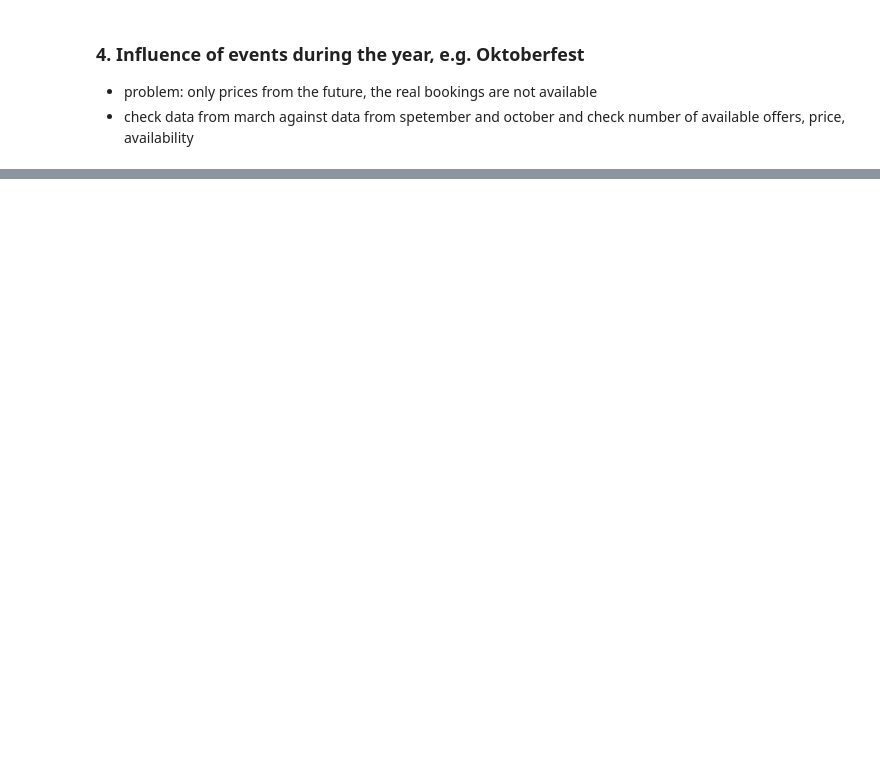
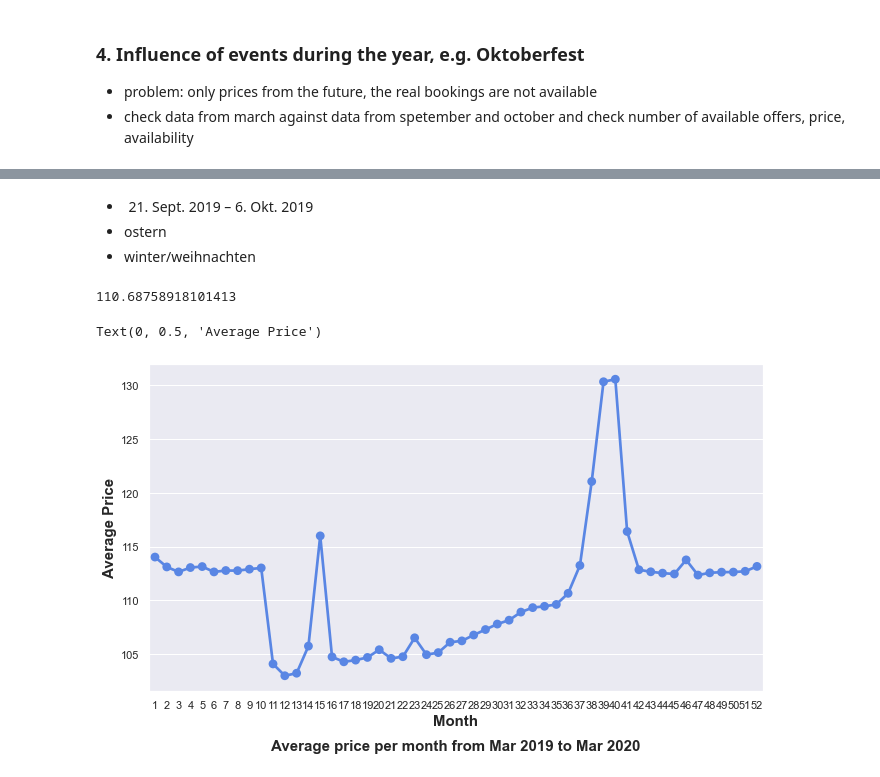
Before and after one commit to lethiess/AirBnB, a Jupyter notebook: AirBnb.ipynb, the cells around one changed output, grey strips where cells are left out. Cells and saved outputs as stored; diff of their text form; code cells hidden in the pictures; blank space fills up the shorter version.

Commit message:
Added timeline/calendar-plot for listings from Mar 19 to Mar 20

```diff
--- a/AirBnb.ipynb
+++ b/AirBnb.ipynb
@@ -489,0 +472,5 @@ munich_map_oktoberfest
+# %%
+munich_calendar = pd.read_csv("./data/munich/calendar.csv.gz", parse_dates= ['date']);
+munich_calendar["price"] = munich_calendar[["price"]].replace("[\$,]", "", regex=True).astype(float)
+munich_calendar["adjusted_price"] = munich_calendar[["adjusted_price"]].replace("[\$,]", "", regex=True).astype(float)
+munich_calendar.head(3)
@@ -489,0 +493,3 @@ munich_map_oktoberfest
+# %%
+s_calendar_monthly = munich_calendar.groupby(pd.Grouper(key = 'date',freq ='1W')).mean()
+s_calendar_monthly
@@ -489,0 +515,21 @@ munich_map_oktoberfest
+# %% [markdown]
+- 21. Sept. 2019 – 6. Okt. 2019
+- ostern
+- winter/weihnachten
+# %%
+np.mean(s_calendar_monthly.price)
+# %% [output]
+110.68758918101413
+# %%
+plt.figure(figsize=(11,6))
+munich_calendar_week = munich_calendar.groupby(pd.Grouper(key = 'date',freq ='1D')).mean()
+
+sns.pointplot(x = munich_calendar_week.index.isocalendar().week, y = s_calendar_monthly["price"],color= '#5986e4')
+
+plt.title('Average price per month from Mar 2019 to Mar 2020', y=-0.20,fontsize = 15, weight = 'bold')
+plt.xlabel('Month', fontsize = 15, weight = 'bold')
+plt.ylabel('Average Price', fontsize = 15, weight = 'bold')
+#plt.savefig('price_per_month.png')
+# %% [output]
+Text(0, 0.5, 'Average Price')
+[figure, added]
```
Also changed, not shown: parts of 9 cells of this notebook.
